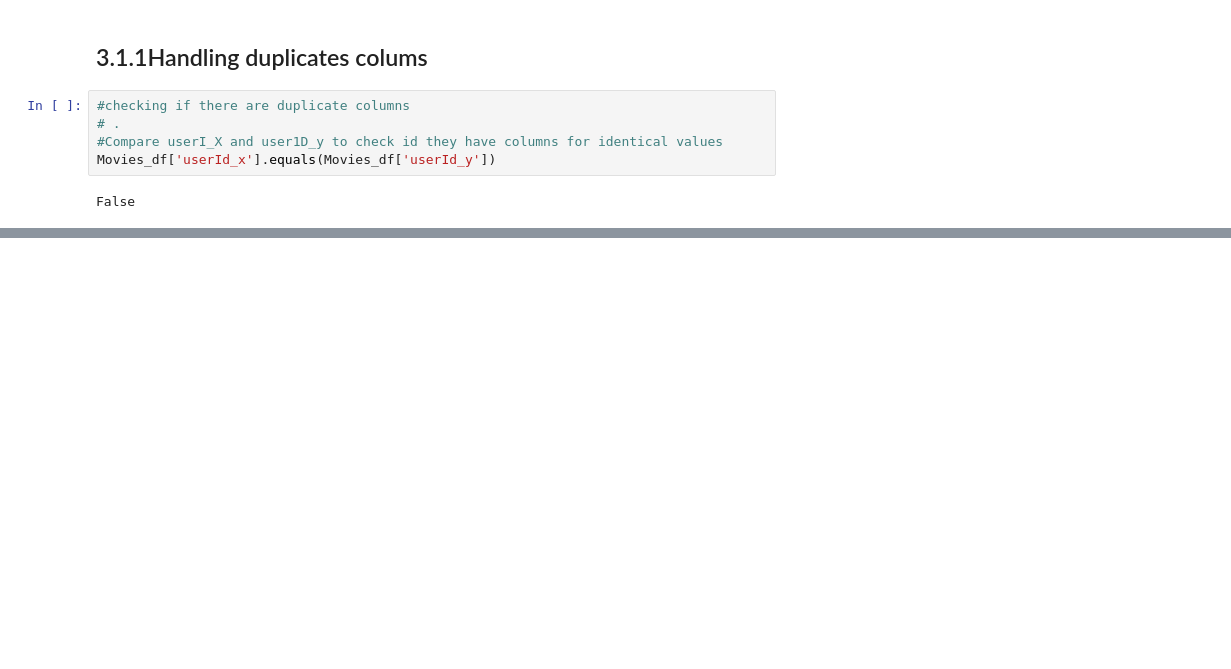
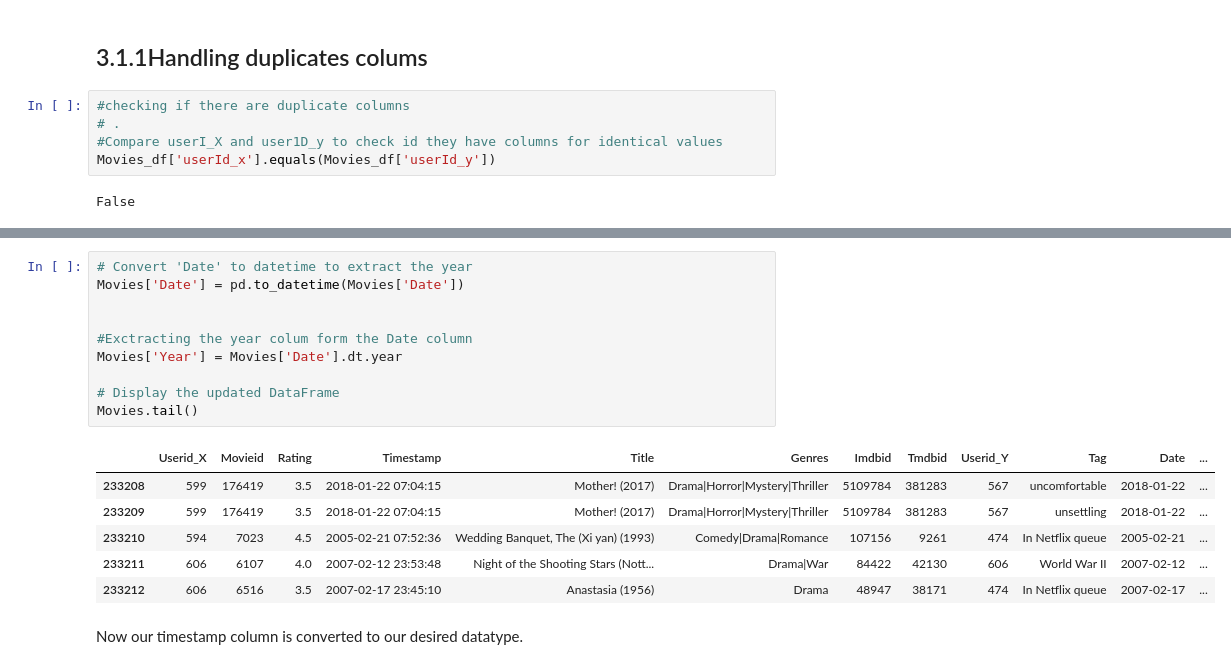
Before and after one commit to ruth-kitasi/Movielens-Recommendation-System, a Jupyter notebook: index.ipynb, the cells around one changed output, grey strips where cells are left out. Drawn from its saved outputs; the diff is of its cells as text; blank space fills up the shorter version.

```diff
--- a/index.ipynb
+++ b/index.ipynb
@@ -418,0 +543,19 @@ False
+# %%
+# Convert 'Date' to datetime to extract the year
+Movies['Date'] = pd.to_datetime(Movies['Date'])
+
+
+#Exctracting the year colum form the Date column
+Movies['Year'] = Movies['Date'].dt.year
+
+# Display the updated DataFrame
+Movies.tail()
+# %% [output]
+|  | Userid_X | Movieid | Rating | Timestamp | Title | Genres | Imdbid | Tmdbid | Userid_Y | Tag | Date | ... |
+| 233208 | 599 | 176419 | 3.5 | 2018-01-22 07:04:15 | Mother! (2017) | Drama|Horror|Mystery|Thriller | 5109784 | 381283 | 567 | uncomfortable | 2018-01-22 | ... |
+| 233209 | 599 | 176419 | 3.5 | 2018-01-22 07:04:15 | Mother! (2017) | Drama|Horror|Mystery|Thriller | 5109784 | 381283 | 567 | unsettling | 2018-01-22 | ... |
+| 233210 | 594 | 7023 | 4.5 | 2005-02-21 07:52:36 | Wedding Banquet, The (Xi yan) (1993) | Comedy|Drama|Romance | 107156 | 9261 | 474 | In Netflix queue | 2005-02-21 | ... |
+| 233211 | 606 | 6107 | 4.0 | 2007-02-12 23:53:48 | Night of the Shooting Stars (Nott... | Drama|War | 84422 | 42130 | 606 | World War II | 2007-02-12 | ... |
+| 233212 | 606 | 6516 | 3.5 | 2007-02-17 23:45:10 | Anastasia (1956) | Drama | 48947 | 38171 | 474 | In Netflix queue | 2007-02-17 | ... |
+# %% [markdown]
+Now our timestamp column is converted to our desired datatype.
```
Also changed, not shown: parts of 26 cells of this notebook.
